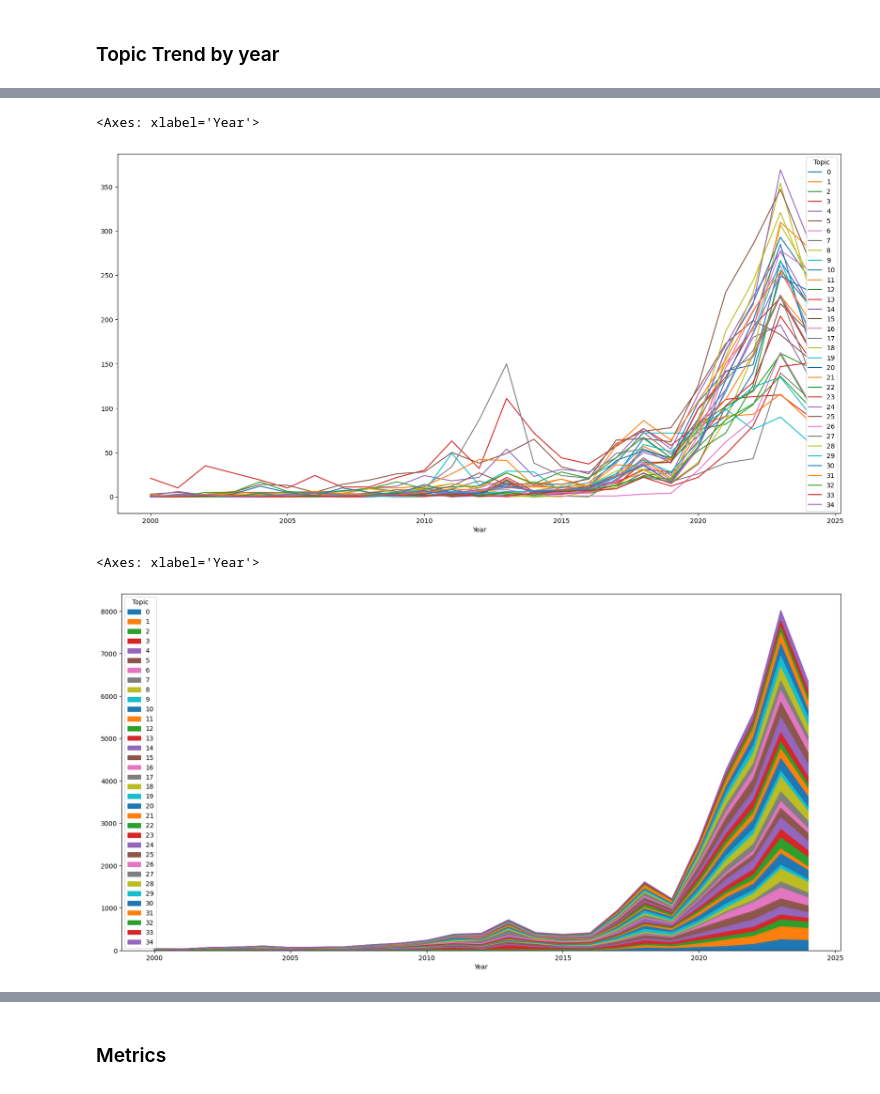
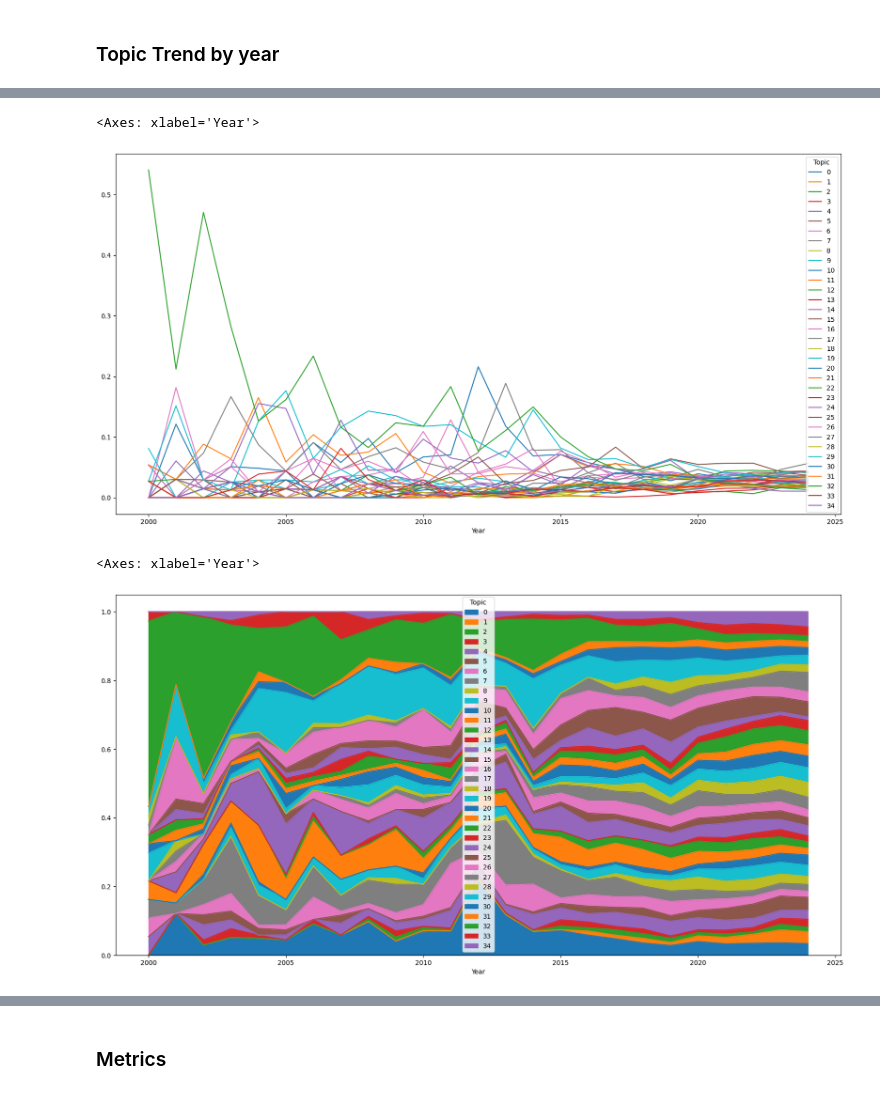
Before and after one commit to MStrzezon/Arxiv-Topic-Trend-Analysis, a Jupyter notebook: src/doc2vec/doc2vec_kmeans.ipynb, the cells around one changed output, grey strips where cells are left out. Saved outputs shown, nothing was run; the diff lists cells and outputs as text; code cells hidden in the pictures.

Commit message:
- normalized topic trends

```diff
--- a/src/doc2vec/doc2vec_kmeans.ipynb
+++ b/src/doc2vec/doc2vec_kmeans.ipynb
@@ -253,0 +256,7 @@ topic_trend_pivot.head()
+# %%
+# Normalize topic_trend_pivot by number of articles in year
+total_articles_per_year = topic_trend_pivot.sum(axis=1)
+
+topic_trend_pivot_normalized = topic_trend_pivot.div(total_articles_per_year, axis=0)
+
+topic_trend_pivot_normalized.head()
@@ -254,11 +272,11 @@ topic_trend_pivot.head()
 # %%
-topic_trend_pivot.plot(kind='line', figsize=(20, 10))
+topic_trend_pivot_normalized.plot(kind='line', figsize=(20, 10))
 # %% [output]
 <Axes: xlabel='Year'>
-[figure, old version]
+[figure, new version]
 # %%
-topic_trend_pivot.plot(kind='area', figsize=(20, 10))
+topic_trend_pivot_normalized.plot(kind='area', figsize=(20, 10))
 # %% [output]
 <Axes: xlabel='Year'>
-[figure, old version]
+[figure, new version]
 # %%
```
Also changed, not shown: parts of 17 cells of this notebook, 1 other file.
